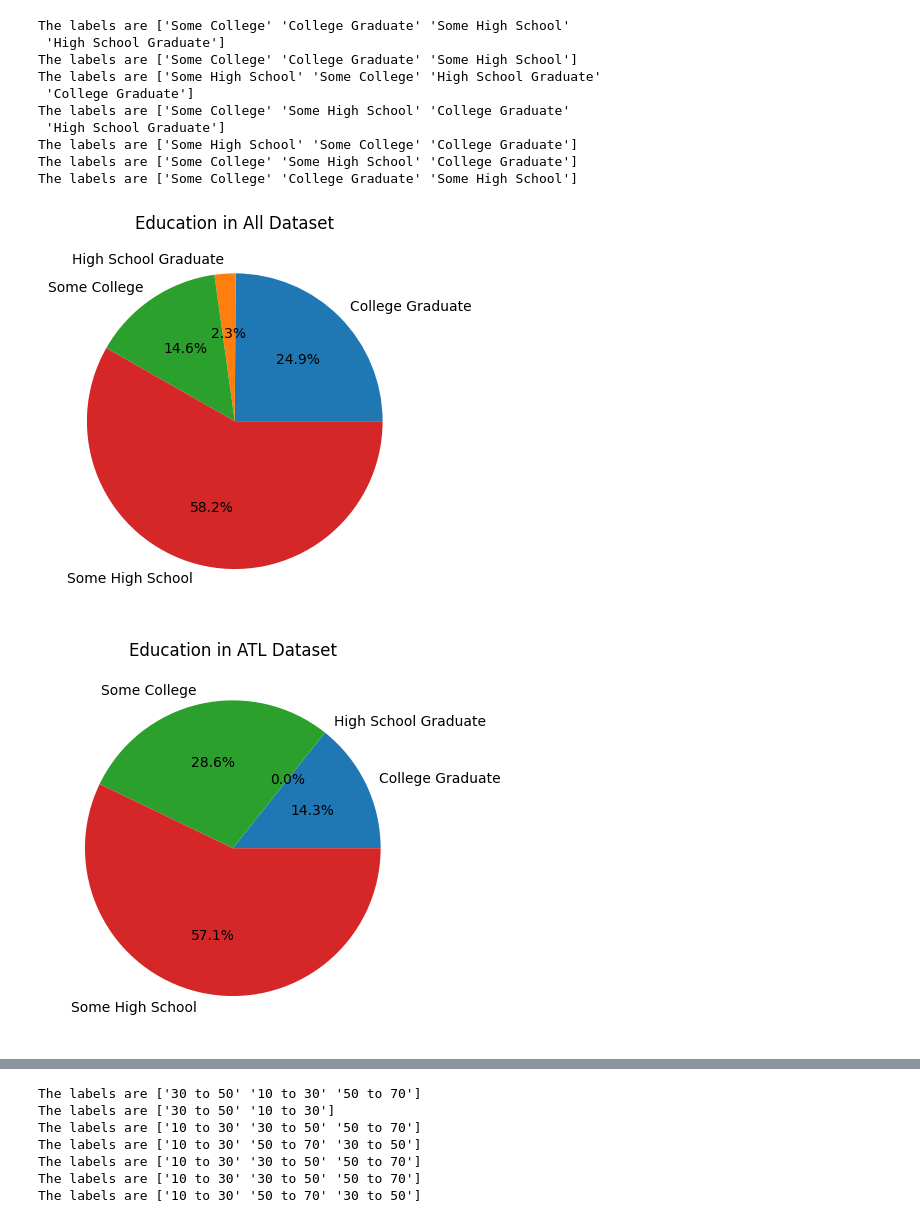
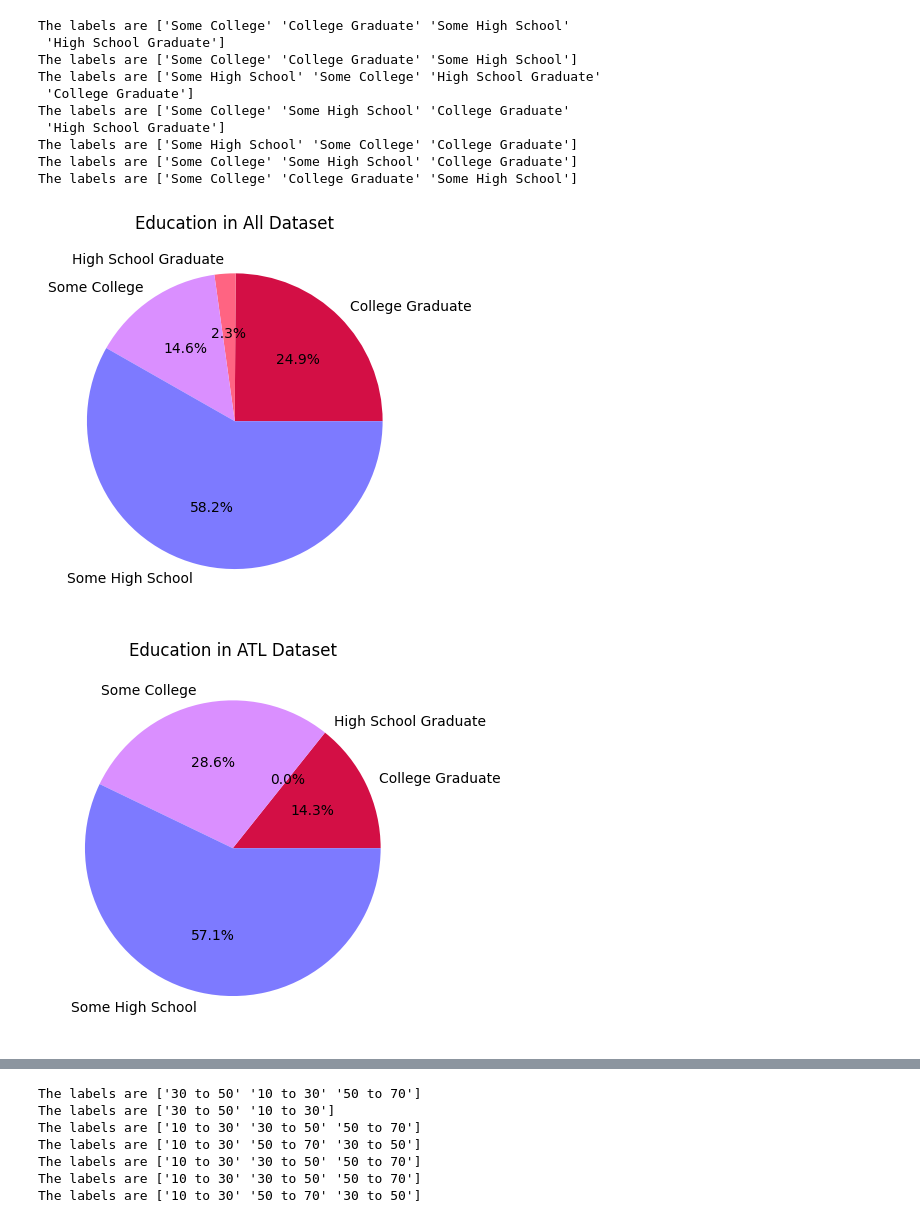
Before and after one commit to NACME-AIML-2024/final-project-dialect-dynamics, a Jupyter notebook: notebooks/aaveDemographic-eda.ipynb, the cells around one changed output, grey strips where cells are left out. Cells and saved outputs as stored; diff of their text form; code cells hidden in the pictures.

```diff
--- a/notebooks/aaveDemographic-eda.ipynb
+++ b/notebooks/aaveDemographic-eda.ipynb
@@ -57,5 +58,11 @@ dataframes_list = [df_all, df_ATL, df_DCA, df_DCB, df_DTA, df_PRV, df_ROC]
 names_list = ['All', 'ATL', 'DCA', 'DCB', 'DTA', 'PRV', 'ROC']
 # %%
 for idx in range(len(dataframes_list)):
-    plotItem(dataframes_list[idx], 'Gender', names_list[idx], 'pie', all_provided=df_all)
+    plotItem(dataframes_list[idx],
+             'Gender',
+             names_list[idx],
+             'pie',
+             all_provided=df_all,
+             colors = ('#D30F45',
+                       '#7D7AFF'))
 # %% [output]
@@ -172,7 +179,15 @@ The labels are ['Some College' 'Some High School' 'College Graduate']
 The labels are ['Some College' 'College Graduate' 'Some High School']
 # %%
 for idx in range(len(dataframes_list)):
-    plotItem(dataframes_list[idx], 'Education', names_list[idx], 'pie', all_provided=df_all)
+    plotItem(dataframes_list[idx],
+             'Education',
+             names_list[idx],
+             'pie',
+             all_provided=df_all,
+             colors = ('#D30F45',
+                       '#FF6482',
+                       '#DA8FFF',
+                       '#7D7AFF'))
 # %% [output]
-[figure, old version]
+[figure, new version]
-[figure, old version]
+[figure, new version]
```
Also changed, not shown: parts of 16 cells of this notebook, 1 other file.
